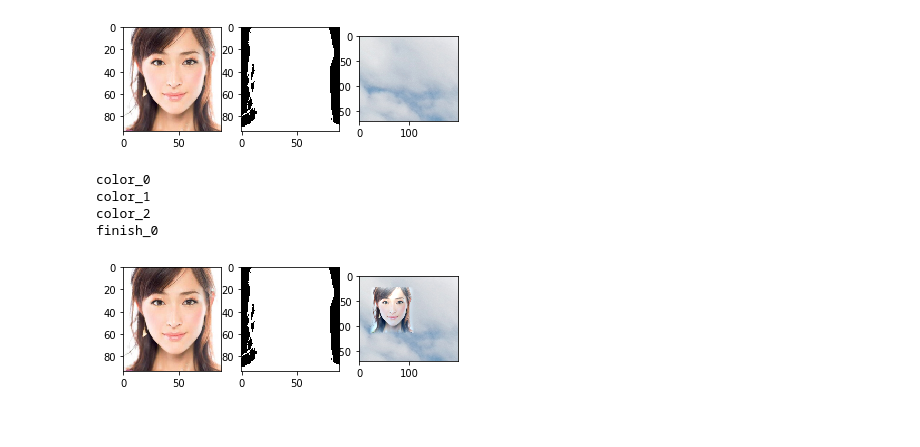
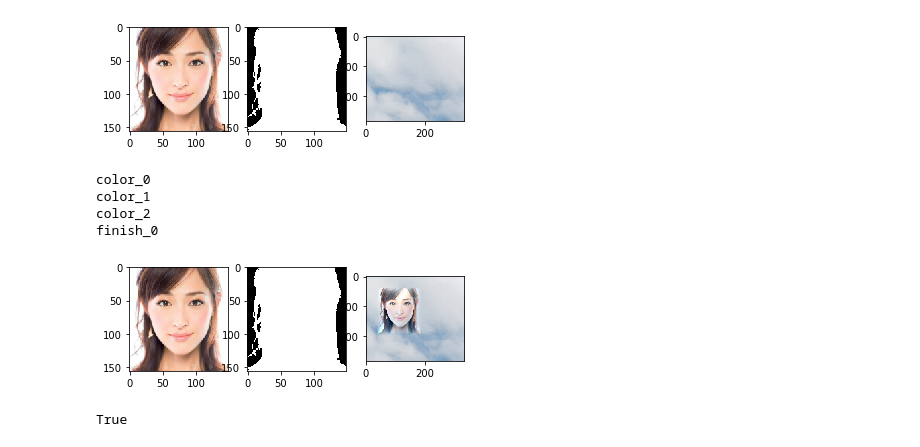
Before and after one commit to w91379137/IDSPythonScript, a Jupyter notebook: Poisson_Image_Editing/image Seamless cloning.ipynb, the cells around one changed output. Saved outputs shown, nothing was run; the diff lists cells and outputs as text; code cells hidden in the pictures.

```diff
--- a/Poisson_Image_Editing/image Seamless cloning.ipynb
+++ b/Poisson_Image_Editing/image Seamless cloning.ipynb
@@ -8,10 +8,10 @@ import numpy as np
 from function import *
 # %%
 img_target = cv2.cvtColor(cv2.imread('./ignore/building2.jpg'), cv2.COLOR_BGR2RGB).astype(np.uint8)
-img_target = cv2.resize(img_target, (0,0), fx=0.3, fy=0.3)
+img_target = cv2.resize(img_target, (0,0), fx=0.5, fy=0.5)
 
 img_source = cv2.cvtColor(cv2.imread('./ignore/face.JPG'), cv2.COLOR_BGR2RGB).astype(np.uint8)
-img_source = cv2.resize(img_source, (0,0), fx=0.3, fy=0.3)
+img_source = cv2.resize(img_source, (0,0), fx=0.5, fy=0.5)
 
 img_mask = auto_mask(img_source)
 
@@ -26,7 +26,7 @@ plt.imshow(img_target)
 
 plt.show()
 # %% [output]
-[figure, old version]
+[figure, new version]
 # %%
 w, h, color = img_source.shape
 offset_x, offset_y = int(w * 0.25), int(h * 0.25)
@@ -37,32 +37,37 @@ N = 1 + 1 + num_iter
 plt.subplot(1, N, 1)
 plt.imshow(img_source)
 
 plt.subplot(1, N, 2)
 plt.imshow(img_mask)
 
 for i in range(num_iter):
 
     ans = np.zeros(img_source.shape, np.uint8)
     for idx_color in range(color):
 
         target = img_target[offset_x: w + offset_x, offset_y: h + offset_y, idx_color] #取出一個色域
         source = img_source[0: w, 0: h, idx_color] #取出一個色域
         mask = img_target[0: w, 0: h, idx_color]
         source_div = divergence(source)
-        ans[:, :, idx_color] = solve_image_2(target, source_div, mask)
+        ans[:, :, idx_color] = solve_image_3(target, source_div, mask)
         print("color_" + str(idx_color))
 
     img_source = ans
     print("finish_" + str(i))
 
     plt.subplot(1, N, 3+i)
     img_target[offset_x: w + offset_x, offset_y: h + offset_y, :] = ans
     plt.imshow(img_target)
 
 plt.show()
 # %% [output]
 color_0
 color_1
 color_2
 finish_0
-[figure, old version]
+[figure, new version]
+# %%
+img_save = cv2.cvtColor(img_target, cv2.COLOR_RGB2BGR)
+cv2.imwrite('./ignore/output.png', img_save)
+# %% [output]
+True
```
Also changed, not shown: 2 other files.
